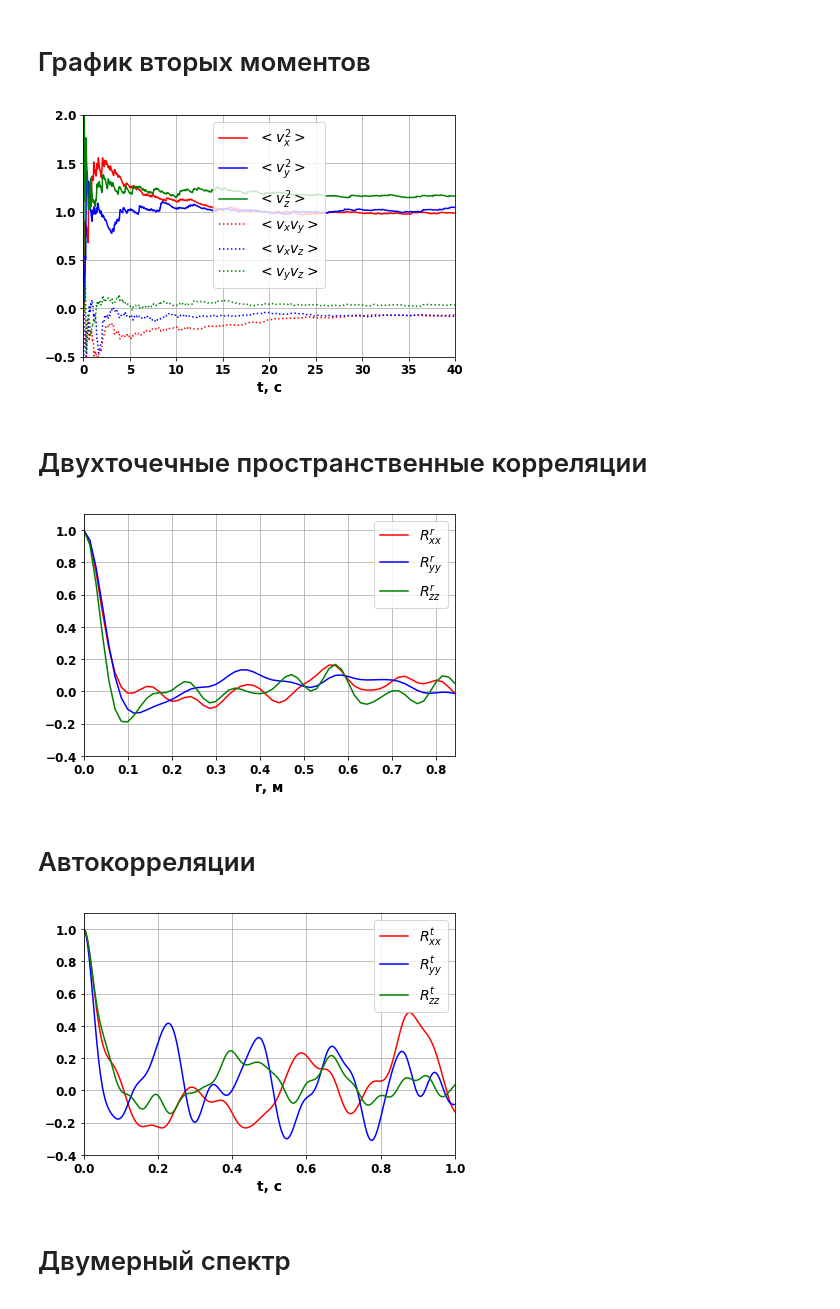
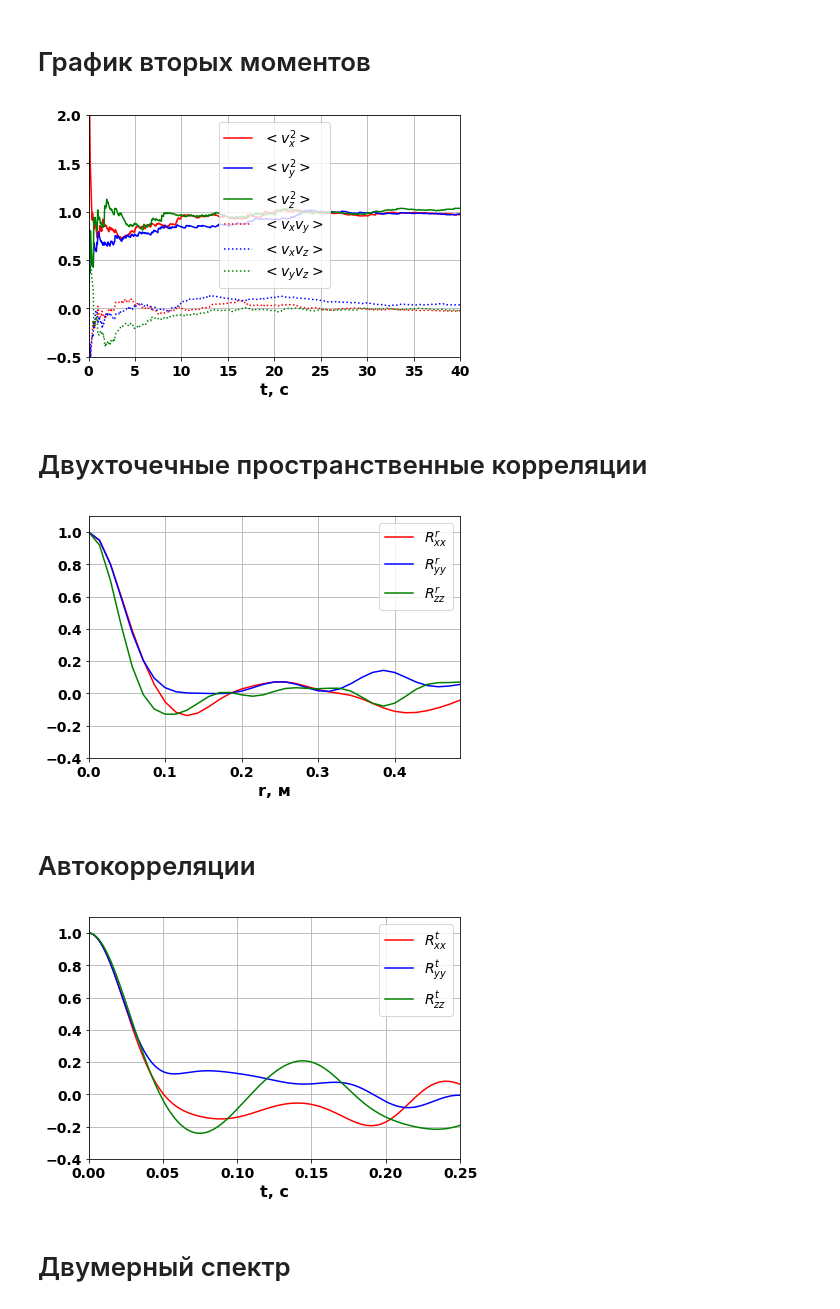
Before and after one commit to las-palmas1/synt_turb_test, a Jupyter notebook: Smirnov2.ipynb, the cells around one changed output. Cells and saved outputs as stored; diff of their text form; code cells hidden in the pictures.

```diff
--- a/Smirnov2.ipynb
+++ b/Smirnov2.ipynb
@@ -26,10 +26,10 @@ generator = Smirnov(
     block=block,
     u_av=(0., 0., 0.),
     l_t=1, tau_t=0.025,
-    re_xx=1., re_yy=1., re_zz=1.,
+    re_xx=1, re_yy=1., re_zz=1.,
     re_xy=0., re_xz=0., re_yz=0.,
     time_arr=np.array([0]),
-    mode_num=1000
+    mode_num=2500
 )
 # %%
 analyzer = Analyzer(generator)
@@ -72,30 +72,30 @@ analyzer.plot_moments(
     fname=os.path.join(config.pic_dir, prefix + 'second_moments')
 )
 # %% [output]
-[figure, old version]
+[figure, new version]
 # %% [markdown]
 # Двухточечные пространственные корреляции
 # %%
 analyzer.plot_two_point_space_correlation(
-    i0=0, j0=0, k0=0, ts=0.005, num_ts=5000, di=1, dj=1, dk=0, num=n-40, figsize=config.figsize_plot,
+    i0=0, j0=0, k0=0, ts=0.005, num_ts=5000, di=1, dj=1, dk=0, num=n-65, figsize=config.figsize_plot,
     label_fsize=config.label_fsize, legend_fsize=config.legend_fsize, ticks_fsize=config.ticks_fsize,
     ylim=config.ylim_space_cor, axes=config.axes_plot,
     fname=os.path.join(config.pic_dir, prefix + 'two_point_space_cor')
 )
 # %% [output]
-[figure, old version]
+[figure, new version]
 # %% [markdown]
 # Автокорреляции
 # %%
 analyzer.plot_two_point_time_correlation(
-    i=0, j=0, k=0, t0=0, t1=1, num_dt_av=2000, num_dt=2000, figsize=config.figsize_plot,
+    i=0, j=0, k=0, t0=0, t1=1, num_dt_av=2000, num_dt=500, figsize=config.figsize_plot,
     ylim=config.ylim_auto_cor,
     label_fsize=config.label_fsize, legend_fsize=config.legend_fsize, ticks_fsize=config.ticks_fsize,
     axes=config.axes_plot,
     fname=os.path.join(config.pic_dir, prefix + 'auto_cor')
 )
 # %% [output]
-[figure, old version]
+[figure, new version]
 # %% [markdown]
 # Двумерный спектр
 # %%
```
Also changed, not shown: parts of 4 cells of this notebook, 40 other files.
